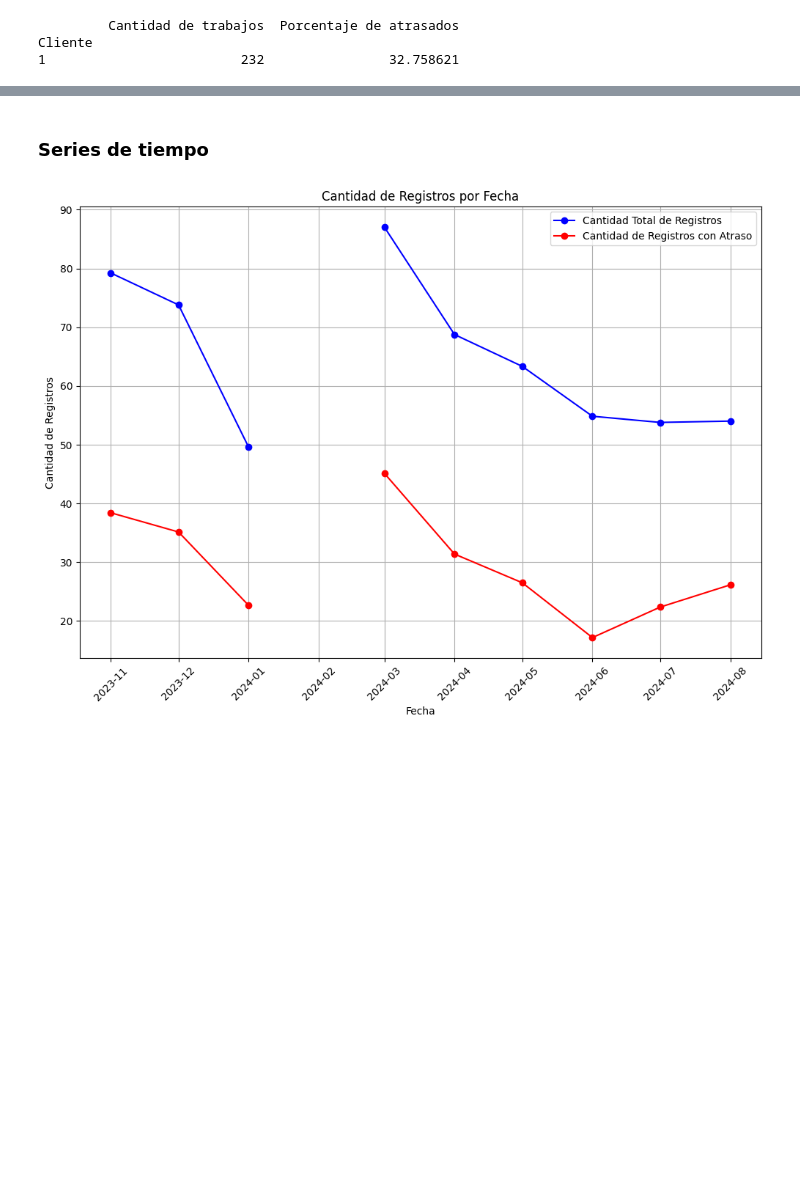
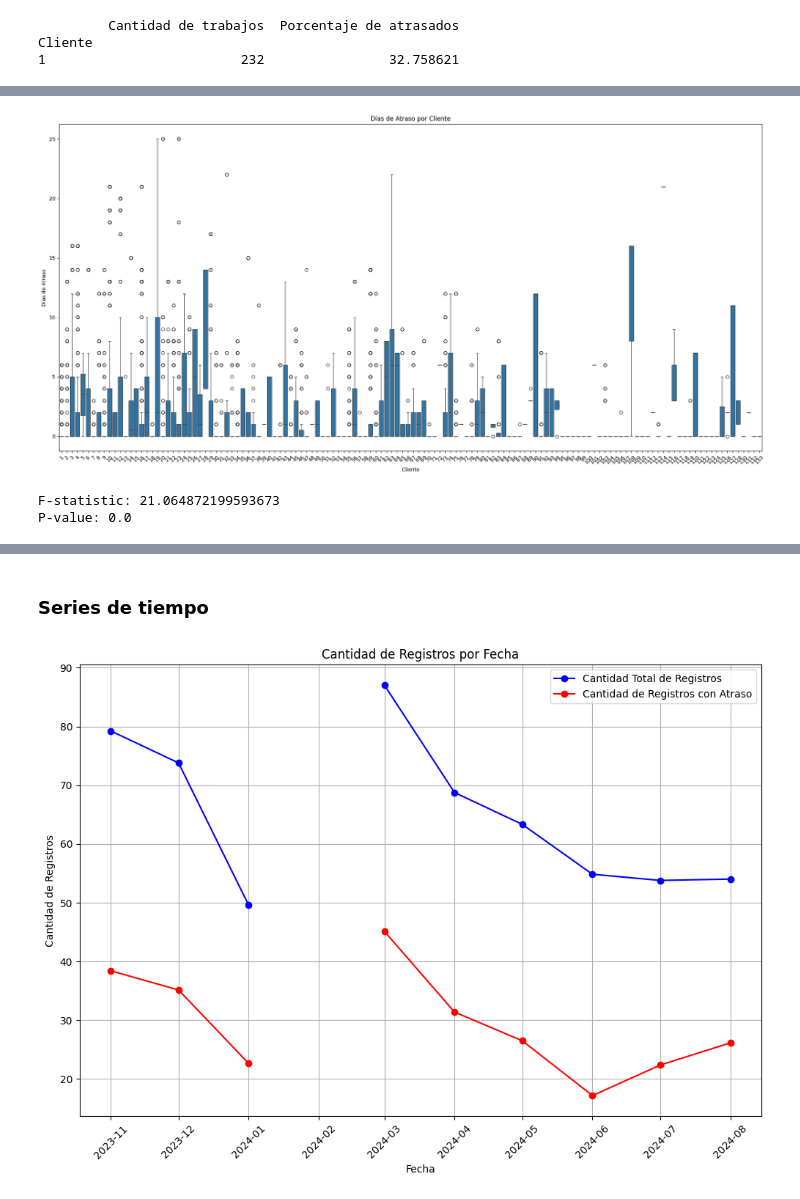
Before and after one commit to AbrilSchafer/Proyecto-Final, a Jupyter notebook: EDA.ipynb, the cells around one changed output, grey strips where cells are left out. Cells and saved outputs as stored; diff of their text form; code cells hidden in the pictures; blank space fills up the shorter version.

```diff
--- a/EDA.ipynb
+++ b/EDA.ipynb
@@ -133,0 +142,29 @@ plt.show()
+# %%
+
+data = pd.DataFrame({'Días de Atraso': df['Días de Atraso'], 'Cliente': df['Cliente']})
+
+# Generar el boxplot
+plt.figure(figsize=(20, 10))
+sns.boxplot(x='Cliente', y='Días de Atraso', data=data)
+plt.title('Días de Atraso por Cliente')
+plt.xlabel('Cliente')
+plt.ylabel('Días de Atraso')
+plt.xticks(rotation=45)  # Rotar etiquetas de clientes para mejor visualización
+plt.tight_layout()
+plt.show()
+# %% [output]
+[figure, added]
+# %%
+from scipy.stats import f_oneway
+
+# Agrupar los retrasos por cliente
+groups = [group['Días Pedido Neto'].values for name, group in df.groupby('Cliente')]
+
+# Realizar el test ANOVA
+f_statistic, p_value = f_oneway(*groups)
+
+print(f'F-statistic: {f_statistic}')
+print(f'P-value: {p_value}')
+# %% [output]
+F-statistic: 21.064872199593673
+P-value: 0.0
```
Also changed, not shown: parts of 5 cells of this notebook.
